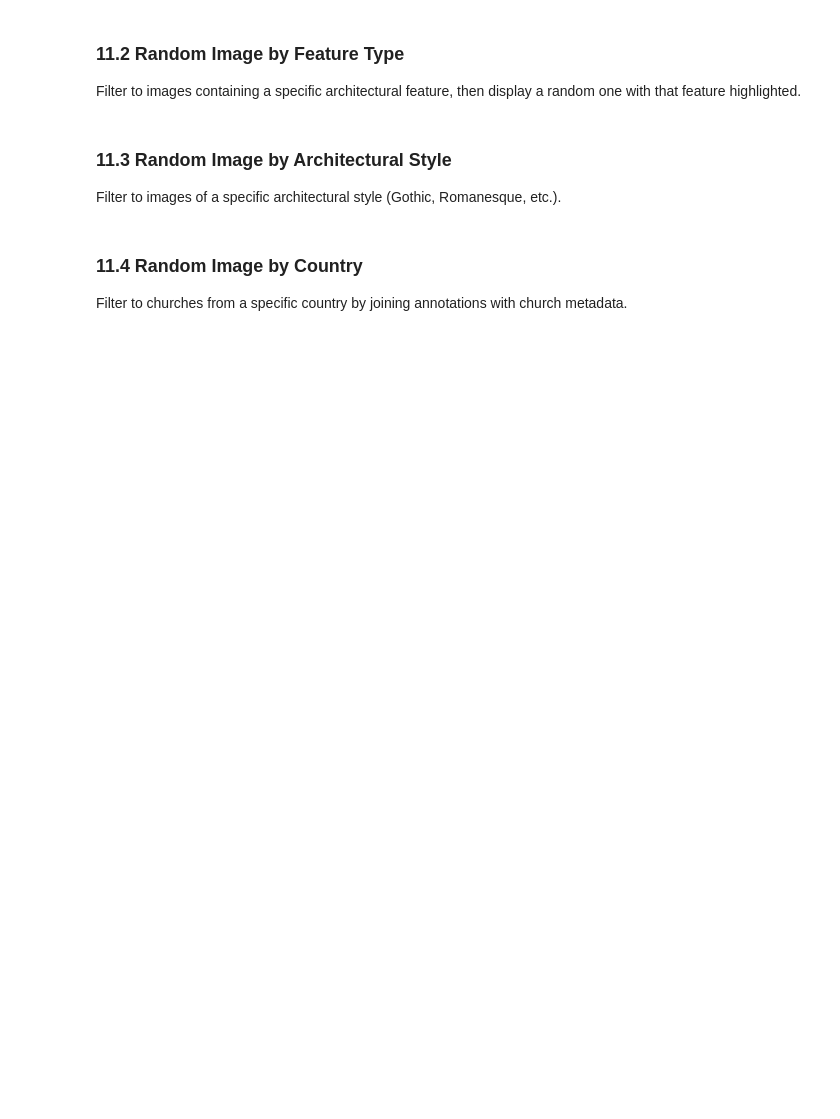
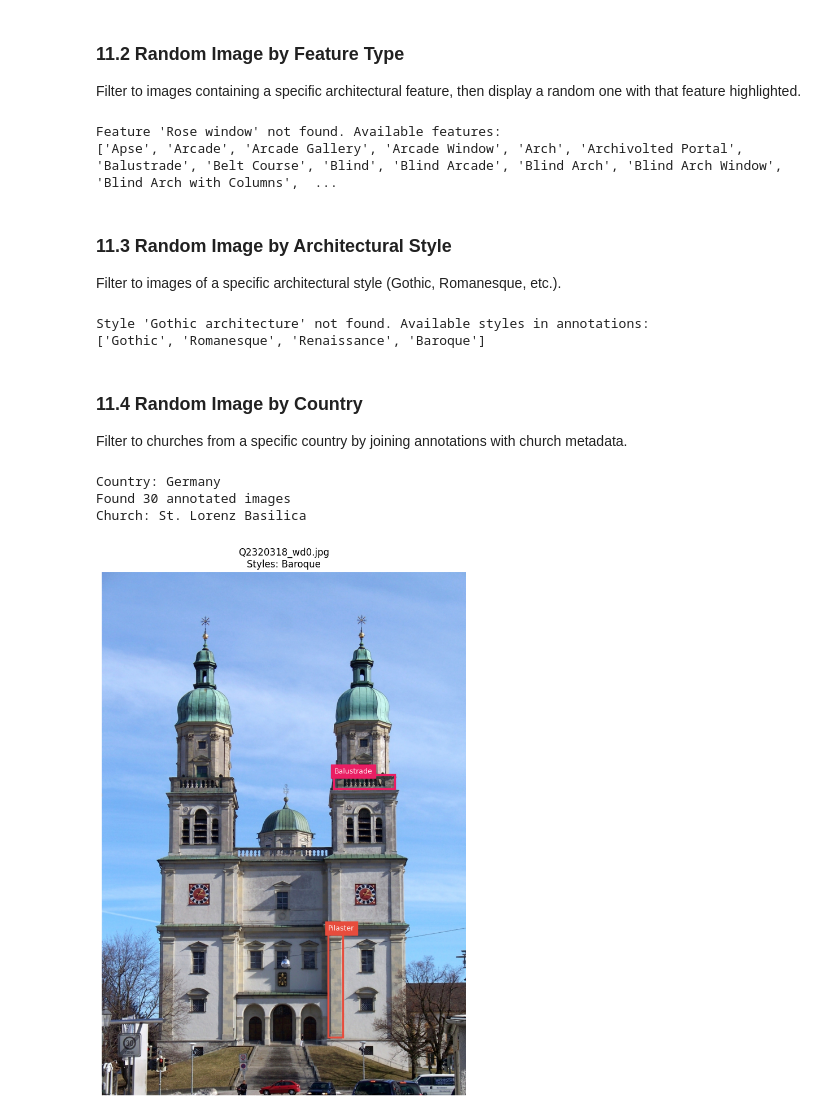
Before and after one commit to DesmondChoy/ssl_wikichurches, a Jupyter notebook: notebooks/01_data_exploration.ipynb, the cells around one changed output. Saved outputs shown, nothing was run; the diff lists cells and outputs as text; code cells hidden in the pictures; blank space fills up the shorter version.

```diff
--- a/notebooks/01_data_exploration.ipynb
+++ b/notebooks/01_data_exploration.ipynb
@@ -106,16 +169,18 @@ for image_id, annotation in annotations_raw.items():
     for group in annotation["bbox_groups"]:
         group_label = group["group_label"]
         for element in group["elements"]:
-            bbox_records.append({
-                "image_id": image_id,
-                "styles": styles,
-                "group_label": group_label,
-                "label": element["label"],
-                "left": element["left"],
-                "top": element["top"],
-                "width": element["width"],
-                "height": element["height"],
-            })
+            bbox_records.append(
+                {
+                    "image_id": image_id,
+                    "styles": styles,
+                    "group_label": group_label,
+                    "label": element["label"],
+                    "left": element["left"],
+                    "top": element["top"],
+                    "width": element["width"],
+                    "height": element["height"],
+                }
+            )
 
 annotations_df = pl.DataFrame(bbox_records)
 print(f"Bounding boxes loaded: {len(annotations_df)} rows")
@@ -565,8 +887,7 @@ else:
 
     # Find images containing this feature
     images_with_feature = (
-        annotations_df
-        .filter(pl.col("label") == feature_id)
+        annotations_df.filter(pl.col("label") == feature_id)
         .select("image_id")
         .unique()
         .to_series()
@@ -584,6 +905,9 @@ else:
             feature_types_df,
             highlight_labels=[feature_id],  # Highlight only this feature
         )
+# %% [output]
+Feature 'Rose window' not found. Available features:
+['Apse', 'Arcade', 'Arcade Gallery', 'Arcade Window', 'Arch', 'Archivolted Portal', 'Balustrade', 'Belt Course', 'Blind', 'Blind Arcade', 'Blind Arch', 'Blind Arch Window', 'Blind Arch with Columns',  ...
 # %% [markdown]
 ### 11.3 Random Image by Architectural Style
 
@@ -597,7 +921,9 @@ STYLE_NAME = "Gothic architecture"  # Try: "Romanesque architecture", "Baroque a
 style_match = styles_df.filter(pl.col("style_name") == STYLE_NAME)
 if len(style_match) == 0:
     print(f"Style '{STYLE_NAME}' not found. Available styles in annotations:")
-    annotated_style_qids = annotations_df.explode("styles").select("styles").unique().to_series().to_list()
+    annotated_style_qids = (
+        annotations_df.explode("styles").select("styles").unique().to_series().to_list()
+    )
     available_styles = styles_df.filter(pl.col("style_qid").is_in(annotated_style_qids))
     print(available_styles.select("style_name").to_series().to_list())
 else:
@@ -605,8 +931,7 @@ else:
 
     # Find images with this style
     images_with_style = (
-        annotations_df
-        .filter(pl.col("styles").list.contains(style_qid))
+        annotations_df.filter(pl.col("styles").list.contains(style_qid))
         .select("image_id")
         .unique()
         .to_series()
@@ -619,6 +944,9 @@ else:
     if images_with_style:
         random_image = random.choice(images_with_style)
         display_annotated_image(random_image, annotations_df, feature_types_df)
+# %% [output]
+Style 'Gothic architecture' not found. Available styles in annotations:
+['Gothic', 'Romanesque', 'Renaissance', 'Baroque']
 # %% [markdown]
 ### 11.4 Random Image by Country
 
@@ -630,43 +958,47 @@ COUNTRY_NAME = "Germany"  # Try: "France", "Italy", "Spain", "United Kingdom"
 
 # Extract Q-ID from image_id and join with churches
 annotated_with_country = (
-    annotations_df
-    .select("image_id")
+    annotations_df.select("image_id")
     .unique()
     .with_columns(qid=pl.col("image_id").str.extract(r"(Q\d+)"))
-    .join(churches_df.select("id", "country_name", "name"), left_on="qid", right_on="id", how="left")
+    .join(
+        churches_df.select("id", "country_name", "name"), left_on="qid", right_on="id", how="left"
+    )
 )
 
 # Filter by country
 images_from_country = (
-    annotated_with_country
-    .filter(pl.col("country_name") == COUNTRY_NAME)
+    annotated_with_country.filter(pl.col("country_name") == COUNTRY_NAME)
     .select("image_id")
     .to_series()
     .to_list()
 )
 
 # Show available countries if not found
 if not images_from_country:
     print(f"No annotated churches found in '{COUNTRY_NAME}'.")
     print("\nCountries with annotated churches:")
     country_counts = (
-        annotated_with_country
-        .filter(pl.col("country_name").is_not_null())
+        annotated_with_country.filter(pl.col("country_name").is_not_null())
         .group_by("country_name")
         .agg(pl.len().alias("count"))
         .sort("count", descending=True)
     )
     print(country_counts)
 else:
     print(f"Country: {COUNTRY_NAME}")
     print(f"Found {len(images_from_country)} annotated images")
 
     random_image = random.choice(images_from_country)
 
     # Get church name for context
     church_info = annotated_with_country.filter(pl.col("image_id") == random_image)
     church_name = church_info.select("name").item() if len(church_info) > 0 else "Unknown"
     print(f"Church: {church_name}")
 
     display_annotated_image(random_image, annotations_df, feature_types_df)
+# %% [output]
+Country: Germany
+Found 30 annotated images
+Church: St. Lorenz Basilica
+[figure, added]
```
Also changed, not shown: parts of 25 cells of this notebook.
